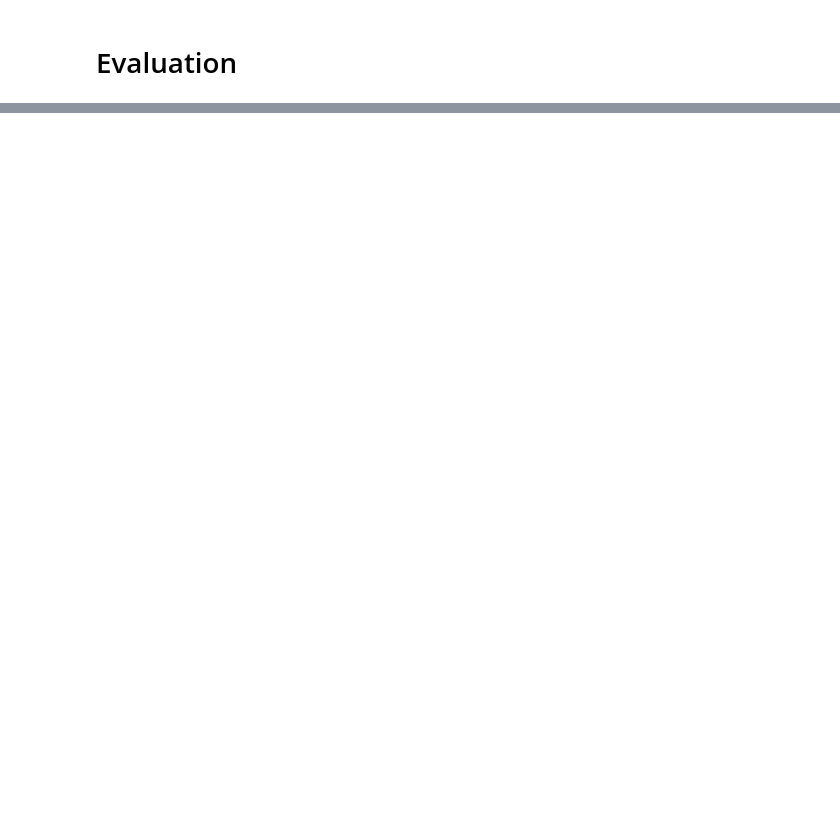
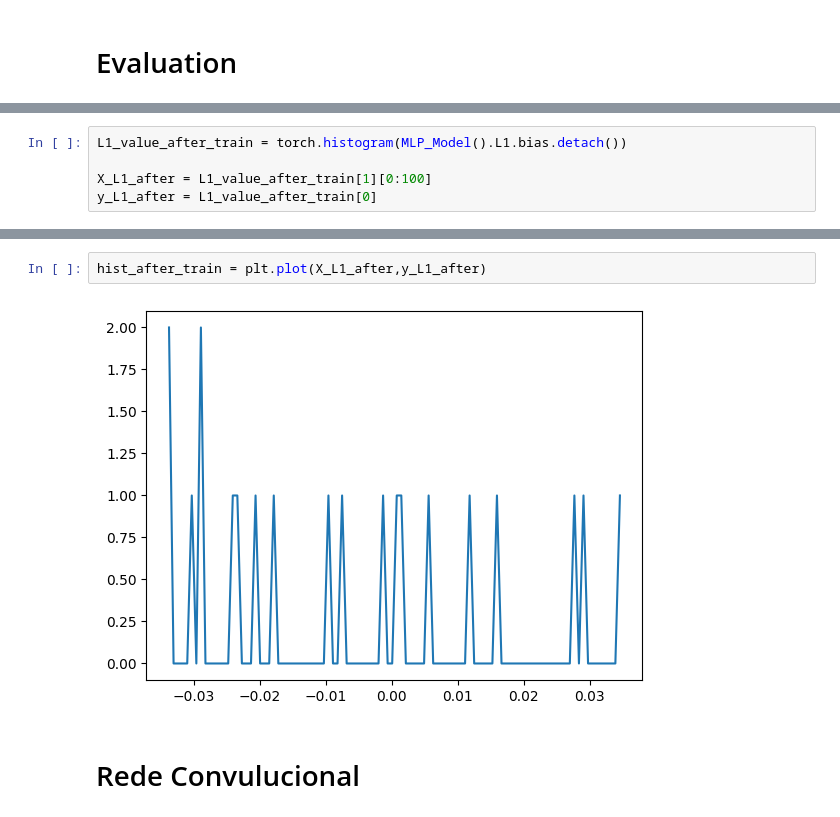
Before and after one commit to Erickllino/Neural_Network, a Jupyter notebook: MNIST.IPYNB, the cells around one changed output, grey strips where cells are left out. Saved outputs shown, nothing was run; the diff lists cells and outputs as text; blank space fills up the shorter version.

```diff
--- a/MNIST.IPYNB
+++ b/MNIST.IPYNB
@@ -180,0 +187,5 @@ weighted avg       1.00      1.00      1.00        10
+# %%
+L1_value_after_train = torch.histogram(MLP_Model().L1.bias.detach())
+
+X_L1_after = L1_value_after_train[1][0:100]
+y_L1_after = L1_value_after_train[0]
@@ -180,0 +196,6 @@ weighted avg       1.00      1.00      1.00        10
+# %%
+hist_after_train = plt.plot(X_L1_after,y_L1_after)
+# %% [output]
+[figure, added]
+# %% [markdown]
+# Rede Convulucional
```
Also changed, not shown: parts of 12 cells of this notebook.
